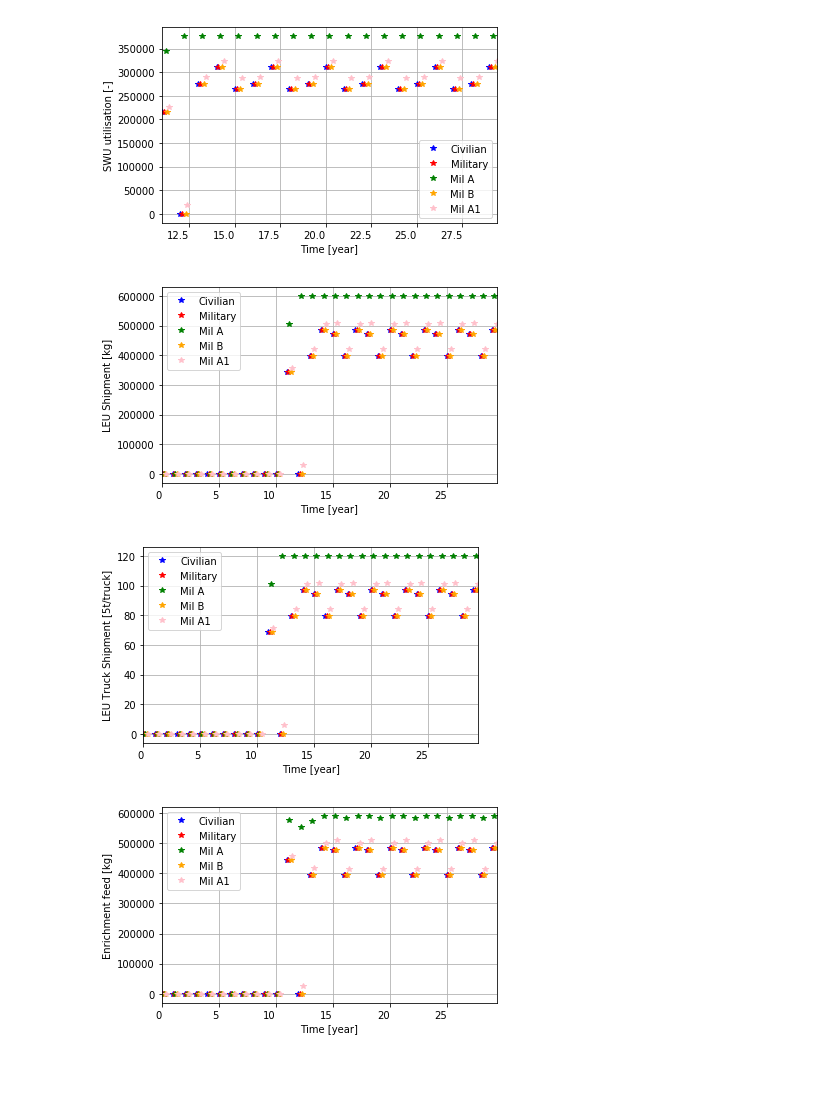
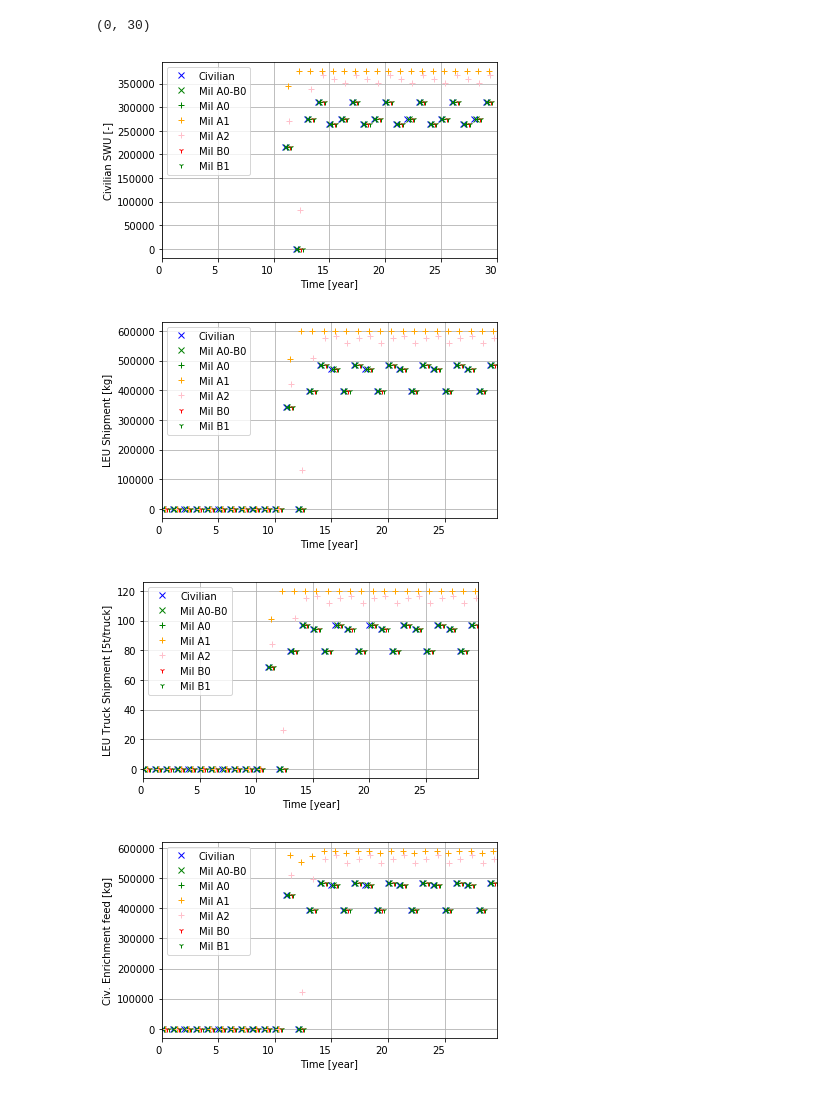
Before and after one commit to a-co/synthetic_history, a Jupyter notebook: Comparison.ipynb, the cells around one changed output. Saved outputs shown, nothing was run; the diff lists cells and outputs as text; code cells hidden in the pictures.

```diff
--- a/Comparison.ipynb
+++ b/Comparison.ipynb
@@ -50,25 +50,33 @@ def SWU(evaler, facilities=()):
     return df
 # %%
 f_civ = "civilian/main.sqlite"
-f_mil = "civ_mil/main.sqlite"
-f_m_a = "civ_mil_A/main.sqlite"
+f_m_a0_b0 = "civ_mil_A0_B0/main.sqlite"
+f_m_a0 = "civ_mil_A0/main.sqlite"
+f_m_a1 = "civ_mil_A1/main.sqlite"
 f_m_a2 = "civ_mil_A2/main.sqlite"
-f_m_b = "civ_mil_B/main.sqlite"
+f_m_b0 = "civ_mil_B0/main.sqlite"
+f_m_b1 = "civ_mil_B1/main.sqlite"
+
 
 
 db_civ = cym.dbopen(f_civ)
-db_mil = cym.dbopen(f_mil)
-db_m_a = cym.dbopen(f_m_a)
+db_m_a0_b0 = cym.dbopen(f_m_a0_b0)
+db_m_a0 = cym.dbopen(f_m_a0)
+db_m_a1 = cym.dbopen(f_m_a1)
 db_m_a2 = cym.dbopen(f_m_a2)
-db_m_b = cym.dbopen(f_m_b)
+db_m_b0 = cym.dbopen(f_m_b0)
+db_m_b1 = cym.dbopen(f_m_b1)
+
 
 ev_civ = cym.Evaluator(db=db_civ, write=False)
-ev_mil = cym.Evaluator(db=db_mil, write=False)
-ev_m_a = cym.Evaluator(db=db_m_a, write=False)
+ev_m_a0_b0 = cym.Evaluator(db=db_m_a0_b0, write=False)
+ev_m_a0 = cym.Evaluator(db=db_m_a0, write=False)
+ev_m_a1 = cym.Evaluator(db=db_m_a1, write=False)
 ev_m_a2 = cym.Evaluator(db=db_m_a2, write=False)
-ev_m_b = cym.Evaluator(db=db_m_b, write=False)
+ev_m_b0 = cym.Evaluator(db=db_m_b0, write=False)
+ev_m_b1 = cym.Evaluator(db=db_m_b1, write=False)
 # %%
-evs = [ev_civ, ev_mil, ev_m_a, ev_m_b, ev_m_a2]
+evs = [ev_civ, ev_m_a0_b0, ev_m_a0, ev_m_a1, ev_m_a2, ev_m_b0, ev_m_b1]
 def loop(method, fac1=(), fac2=(), nucs=(), x_label='', y_label=''):
     pdfs = []
     val =''
@@ -108,11 +116,15 @@ def loop(method, fac1=(), fac2=(), nucs=(), x_label='', y_label=''):
                                       1, 12, val))
             pdfs[i]['Time'] +=0.1*i
 
-    ax = pdfs[0].plot(subplots=True, x='Time', y=val, style='*', color='blue', label='Civilian')
-    pdfs[1].plot(ax = ax, subplots=True, x='Time', y=val, style='*', color='red', label='Military')
-    pdfs[2].plot(ax = ax, subplots=True, x='Time', y=val, style='*', color='green', label='Mil A')
-    pdfs[3].plot(ax = ax, subplots=True, x='Time', y=val, style='*', color='orange', label='Mil B')
-    pdfs[4].plot(ax = ax, subplots=True, x='Time', y=val, style='*', color='pink', label='Mil A1')
+    ax = pdfs[0].plot(subplots=True, x='Time', y=val, style=' ',marker='x', color='blue', label='Civilian')
+    pdfs[1].plot(ax = ax, subplots=True, x='Time', y=val, style=' ', marker='x', color='green', label='Mil A0-B0')
+    pdfs[2].plot(ax = ax, subplots=True, x='Time', y=val, style=' ', marker='+', color='green', label='Mil A0')
+    pdfs[3].plot(ax = ax, subplots=True, x='Time', y=val, style=' ', marker='+', color='orange', label='Mil A1')
+    pdfs[4].plot(ax = ax, subplots=True, x='Time', y=val, style=' ', marker='+', color='pink', label='Mil A2')
+    pdfs[5].plot(ax = ax, subplots=True, x='Time', y=val, style=' ', marker='1', color='red', label='Mil B0')
+    pdfs[6].plot(ax = ax, subplots=True, x='Time', y=val, style=' ', marker='1', color='green', label='Mil B1')
+
+
 
 
 
@@ -122,13 +134,15 @@ def loop(method, fac1=(), fac2=(), nucs=(), x_label='', y_label=''):
 
     return pdfs
 # %%
-SWU_civ = loop(SWU, ['civ_enrichment'],x_label='SWU utilisation [-]', y_label='Time [year]')
+SWU_civ = loop(SWU, ['civ_enrichment'],x_label='Civilian SWU [-]', y_label='Time [year]')
+plt.xlim(0,30)
 # %% [output]
+(0, 30)
-[figure, old version]
+[figure, new version]
 # %%
 trans_civ = loop(tm.transactions, ['civ_enrichment'],x_label='LEU Shipment [kg]', y_label='Time [year]')
 # %% [output]
-[figure, old version]
+[figure, new version]
 # %%
 def trucks(ev, senders=(), receivers=()):
     df = tm.transactions(ev, senders=senders, receivers=receivers)
@@ -136,9 +150,13 @@ def trucks(ev, senders=(), receivers=()):
     return df
 trucks_civ = loop(trucks, fac1=['civ_enrichment'],x_label='LEU Truck Shipment [5t/truck]', y_label='Time [year]')
 # %% [output]
-[figure, old version]
+[figure, new version]
 # %%
-trans_conversion = loop(tm.transactions, fac1=['conversion'], fac2=['civ_enrichment'],x_label='Enrichment feed [kg]', y_label='Time [year]')
+trans_conversion = loop(tm.transactions,
+                        fac1=['conversion'],
+                        fac2=['civ_enrichment'],
+                        x_label='Civ. Enrichment feed [kg]',
+                        y_label='Time [year]')
 # %% [output]
-[figure, old version]
+[figure, new version]
 # %%
```
Also changed, not shown: parts of 5 cells of this notebook, 47 other files.
